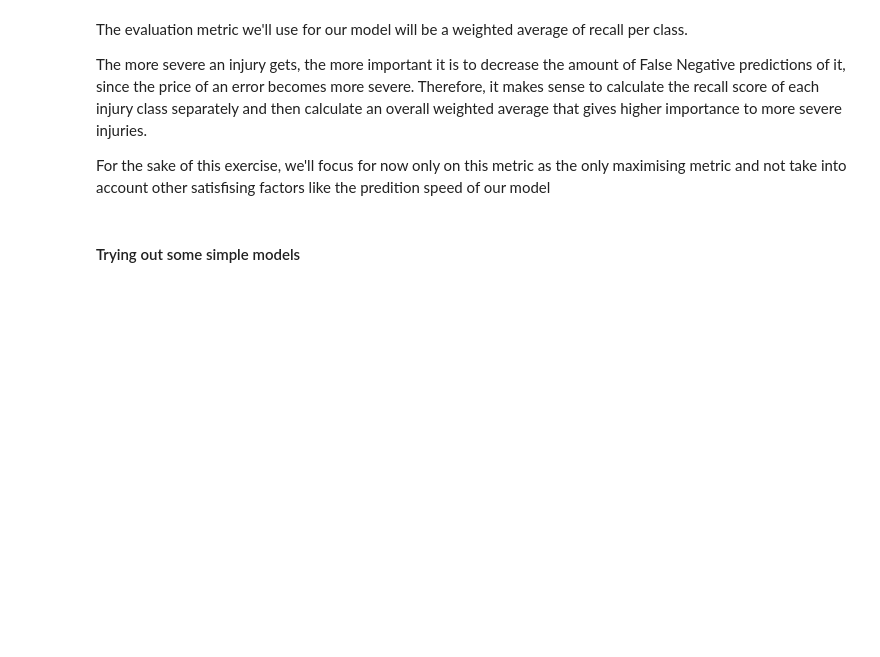
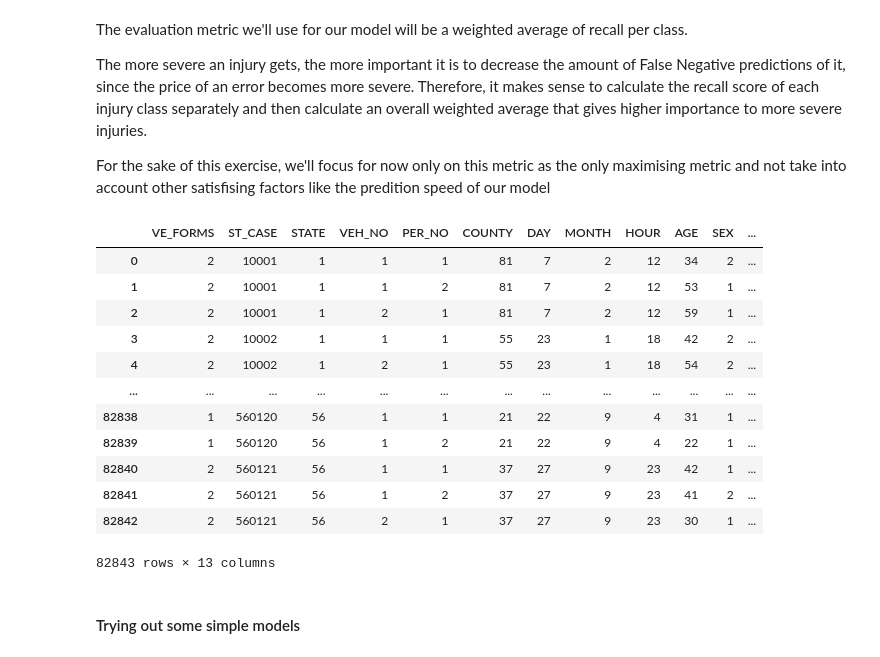
Before and after one commit to blackBagel/NHTSA-FARS-MLOps-Project, a Jupyter notebook: starter_model_creation.ipynb, the cells around one changed output. Cells and saved outputs as stored; diff of their text form; code cells hidden in the pictures; blank space fills up the shorter version.

Commit message:
Added reusable preprocessing DataFrameMapper

```diff
--- a/starter_model_creation.ipynb
+++ b/starter_model_creation.ipynb
@@ -45,7 +45,7 @@ array(['STATE', 'STATENAME', 'ST_CASE', 'VE_FORMS', 'VEH_NO', 'PER_NO',
        'HISPANICNAME', 'LOCATION', 'LOCATIONNAME', 'HELM_USE',
        'HELM_USENAME', 'HELM_MIS', 'HELM_MISNAME'], dtype=object)
 # %%
-MODEL_COLUMNS = [
+INVESTIGATED_COLUMNS = [
     'ST_CASE',
     'STATE',
     'STATENAME',
@@ -170,7 +170,10 @@ ACCIDENT_RESULT_NAMES
  4: 'Fatal Injury without Death',
  8: 'Died En Route'}
 # %%
-df = df.drop(['INJ_SEV', 'INJ_SEVNAME', 'DOA', 'DOANAME', 'accident_result_name'], axis=1)
+CATEGORY_LABEL_COLUMNS = ['STATENAME', 'INJ_SEV', 'INJ_SEVNAME',  'DOA', 'DOANAME', 'accident_result_name']
+df = df.drop(CATEGORY_LABEL_COLUMNS, axis=1)
+# %%
+COLUMNS_FOR_MODEL = [column for column in INVESTIGATED_COLUMNS if column not in CATEGORY_LABEL_COLUMNS]
 # %% [markdown]
 ### Cleaning the data
 # %%
@@ -288,0 +323,21 @@ df = df.drop(['accident_result'], axis=1)
+# %%
+processed_columns = ['VE_FORMS']
+columns_without_processing = [col for col in COLUMNS_FOR_MODEL if col not in processed_columns]
+
+columns_without_processing_definition = gen_features(
+    columns = columns_without_processing,
+    classes = [None]
+)
+
+# transformeer = FunctionTransformer(transform_ve_forms)
+columns_preprocessing_definition = gen_features(
+    columns = ['VE_FORMS'],
+     classes= [FarsPreprocessor]
+)
+
+dataframe_preprocessing_definition = columns_preprocessing_definition + columns_without_processing_definition
+
+data_preparation_mapper = DataFrameMapper(
+    dataframe_preprocessing_definition,
+input_df=True,
+df_out=True,)
@@ -289,3 +346,19 @@ df = df.drop(['accident_result'], axis=1)
+# %%
+data_preparation_mapper.fit_transform(df2)
+# %% [output]
+|  | VE_FORMS | ST_CASE | STATE | VEH_NO | PER_NO | COUNTY | DAY | MONTH | HOUR | AGE | SEX | ... |
+| 0 | 2 | 10001 | 1 | 1 | 1 | 81 | 7 | 2 | 12 | 34 | 2 | ... |
+| 1 | 2 | 10001 | 1 | 1 | 2 | 81 | 7 | 2 | 12 | 53 | 1 | ... |
+| 2 | 2 | 10001 | 1 | 2 | 1 | 81 | 7 | 2 | 12 | 59 | 1 | ... |
+| 3 | 2 | 10002 | 1 | 1 | 1 | 55 | 23 | 1 | 18 | 42 | 2 | ... |
+| 4 | 2 | 10002 | 1 | 2 | 1 | 55 | 23 | 1 | 18 | 54 | 2 | ... |
+| ... | ... | ... | ... | ... | ... | ... | ... | ... | ... | ... | ... | ... |
+| 82838 | 1 | 560120 | 56 | 1 | 1 | 21 | 22 | 9 | 4 | 31 | 1 | ... |
+| 82839 | 1 | 560120 | 56 | 1 | 2 | 21 | 22 | 9 | 4 | 22 | 1 | ... |
+| 82840 | 2 | 560121 | 56 | 1 | 1 | 37 | 27 | 9 | 23 | 42 | 1 | ... |
+| 82841 | 2 | 560121 | 56 | 1 | 2 | 37 | 27 | 9 | 23 | 41 | 2 | ... |
+| 82842 | 2 | 560121 | 56 | 2 | 1 | 37 | 27 | 9 | 23 | 30 | 1 | ... |
+82843 rows × 13 columns
 # %% [markdown]
 #### Trying out some simple models
 # %%
```
Also changed, not shown: parts of 9 cells of this notebook, 2 other files.
